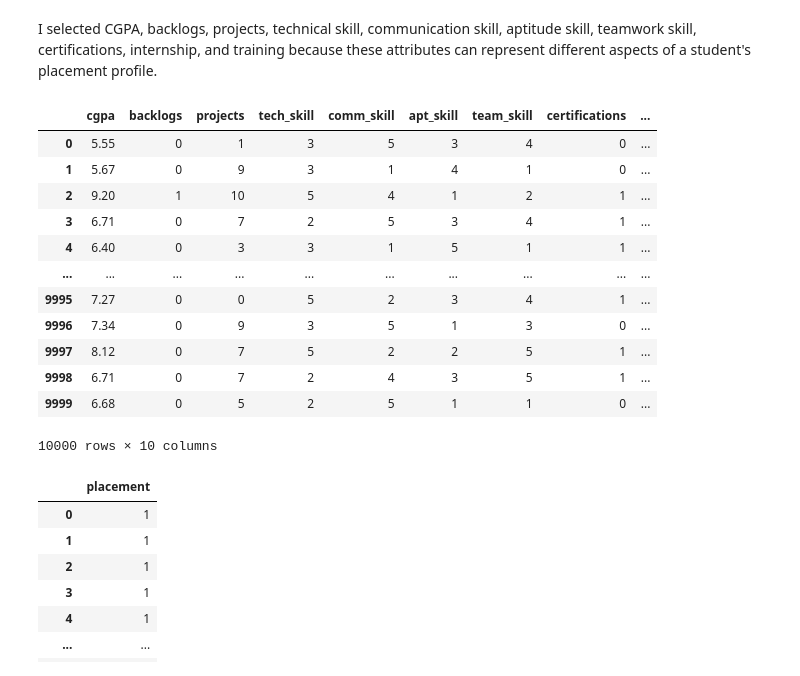
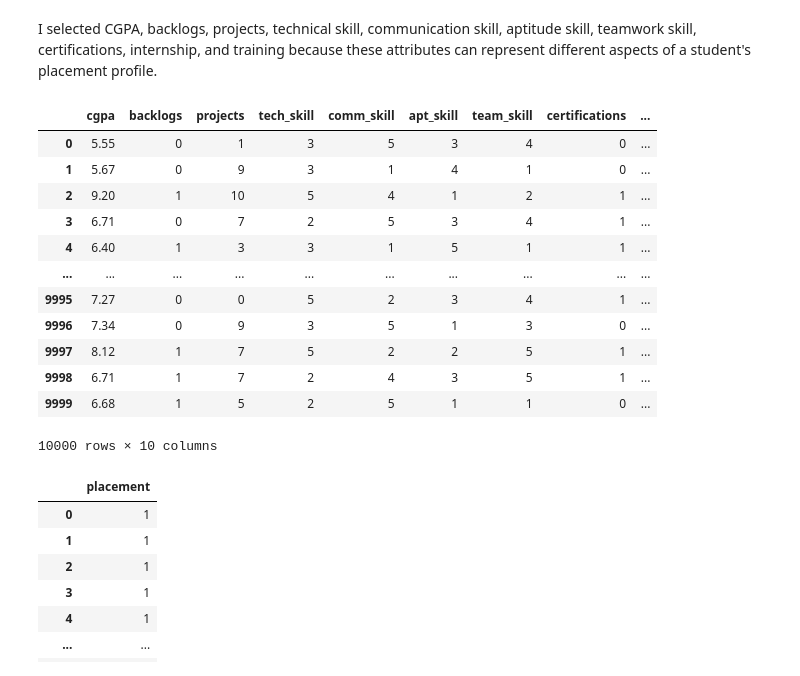
Before and after one commit to keinthunder/placement-readiness-predictor, a Jupyter notebook: placement_predictor_logisticregression.ipynb, the cells around one changed output. Drawn from its saved outputs; the diff is of its cells as text; code cells hidden in the pictures.

```diff
--- a/placement_predictor_logisticregression.ipynb
+++ b/placement_predictor_logisticregression.ipynb
@@ -7,31 +7,32 @@ from sklearn.metrics import classification_report
 from sklearn.model_selection import train_test_split
 # %%
 df=pd.read_csv("placement_readiness_synthetic_10000.csv")
-df['backlogs']=pd.to_numeric(df['backlogs'],errors='coerce')
 # %% [markdown]
 I selected CGPA, backlogs, projects, technical skill, communication skill, aptitude skill, teamwork skill, certifications, internship, and training because these attributes can represent different aspects of a student's placement profile.
 # %%
 x=df[["cgpa","backlogs","projects","tech_skill","comm_skill","apt_skill","team_skill","certifications","internship","training"]].copy()
 x['certifications']=x['certifications'].notna().astype(int)
 x['internship']=(x['internship']=='Yes').astype(int)
 x['training']=(x['training']=='Yes').astype(int)
+x['backlogs']=x['backlogs'].fillna(0)
+x['backlogs']=pd.to_numeric(x['backlogs'],errors='coerce')
 x['backlogs']=((x['backlogs']<=1)&(x['backlogs'].notna())).astype(int)
 
 
 x
 # %% [output]
 |  | cgpa | backlogs | projects | tech_skill | comm_skill | apt_skill | team_skill | certifications | ... |
 | 0 | 5.55 | 0 | 1 | 3 | 5 | 3 | 4 | 0 | ... |
 | 1 | 5.67 | 0 | 9 | 3 | 1 | 4 | 1 | 0 | ... |
 | 2 | 9.20 | 1 | 10 | 5 | 4 | 1 | 2 | 1 | ... |
 | 3 | 6.71 | 0 | 7 | 2 | 5 | 3 | 4 | 1 | ... |
-| 4 | 6.40 | 0 | 3 | 3 | 1 | 5 | 1 | 1 | ... |
+| 4 | 6.40 | 1 | 3 | 3 | 1 | 5 | 1 | 1 | ... |
 | ... | ... | ... | ... | ... | ... | ... | ... | ... | ... |
 | 9995 | 7.27 | 0 | 0 | 5 | 2 | 3 | 4 | 1 | ... |
 | 9996 | 7.34 | 0 | 9 | 3 | 5 | 1 | 3 | 0 | ... |
-| 9997 | 8.12 | 0 | 7 | 5 | 2 | 2 | 5 | 1 | ... |
-| 9998 | 6.71 | 0 | 7 | 2 | 4 | 3 | 5 | 1 | ... |
-| 9999 | 6.68 | 0 | 5 | 2 | 5 | 1 | 1 | 0 | ... |
+| 9997 | 8.12 | 1 | 7 | 5 | 2 | 2 | 5 | 1 | ... |
+| 9998 | 6.71 | 1 | 7 | 2 | 4 | 3 | 5 | 1 | ... |
+| 9999 | 6.68 | 1 | 5 | 2 | 5 | 1 | 1 | 0 | ... |
 10000 rows × 10 columns
 # %%
 y = (df["placement"] == "Placed").astype(int)
```
Also changed, not shown: parts of 3 cells of this notebook.
